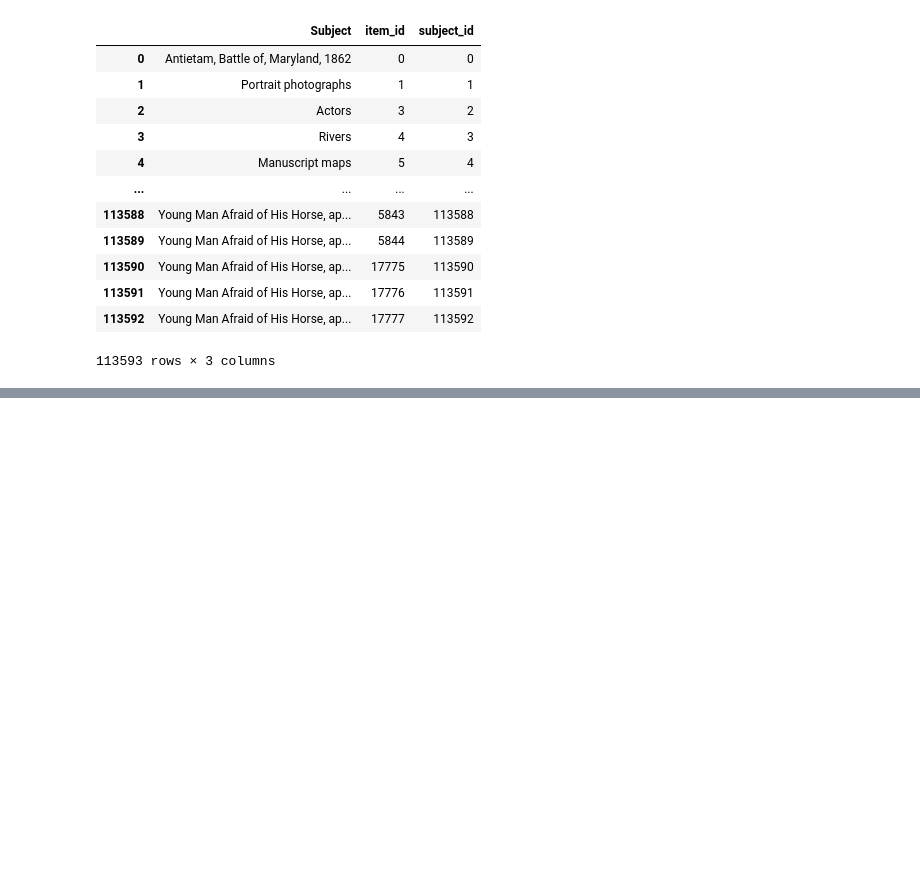
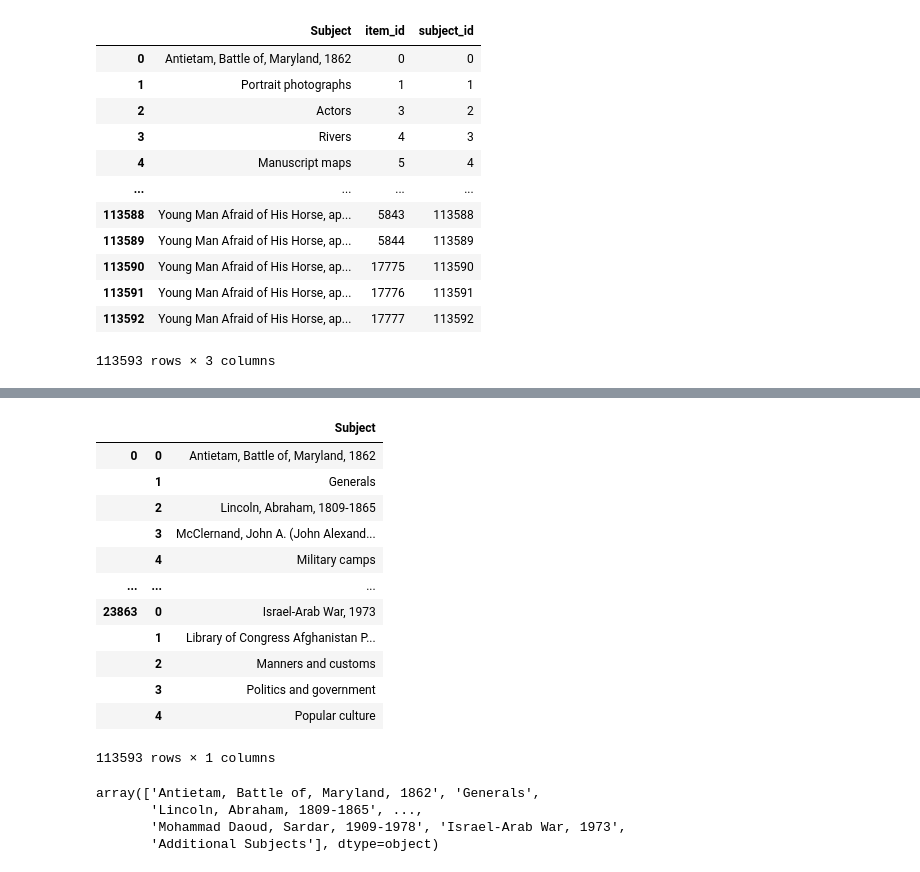
Before and after one commit to caitepley/Project-3, a Jupyter notebook: subject_processing.ipynb, the cells around one changed output, grey strips where cells are left out. Saved outputs shown, nothing was run; the diff lists cells and outputs as text; code cells hidden in the pictures; blank space fills up the shorter version.

```diff
--- a/subject_processing.ipynb
+++ b/subject_processing.ipynb
@@ -535,0 +568,28 @@ subject_merged_df
+# %%
+# rename the '0' column to 'Subject'
+subject_df_stack = subject_df_stack.iloc[:,0].rename('Subject')
+# %%
+subject_df_stack = pd.DataFrame(subject_df_stack)
+subject_df_stack
+# %% [output]
+|  |  | Subject |
+| 0 | 0 | Antietam, Battle of, Maryland, 1862 |
+|  | 1 | Generals |
+|  | 2 | Lincoln, Abraham, 1809-1865 |
+|  | 3 | McClernand, John A. (John Alexand... |
+|  | 4 | Military camps |
+| ... | ... | ... |
+| 23863 | 0 | Israel-Arab War, 1973 |
+|  | 1 | Library of Congress Afghanistan P... |
+|  | 2 | Manners and customs |
+|  | 3 | Politics and government |
+|  | 4 | Popular culture |
+113593 rows × 1 columns
+# %%
+subject_df_unique = subject_df_stack['Subject'].unique()
+subject_df_unique
+# %% [output]
+array(['Antietam, Battle of, Maryland, 1862', 'Generals',
+       'Lincoln, Abraham, 1809-1865', ...,
+       'Mohammad Daoud, Sardar, 1909-1978', 'Israel-Arab War, 1973',
+       'Additional Subjects'], dtype=object)
```
Also changed, not shown: parts of 15 cells of this notebook, 12 other files.
